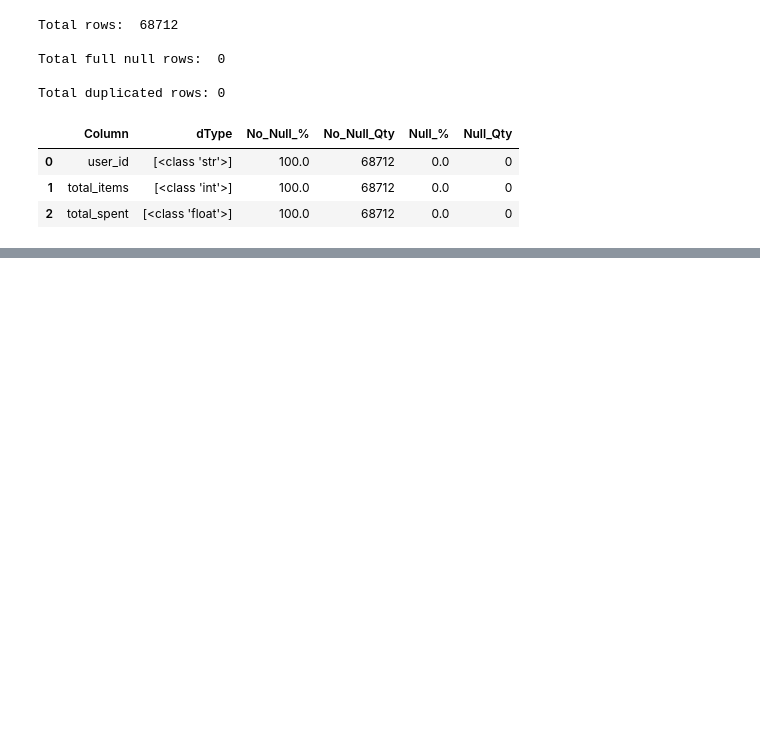
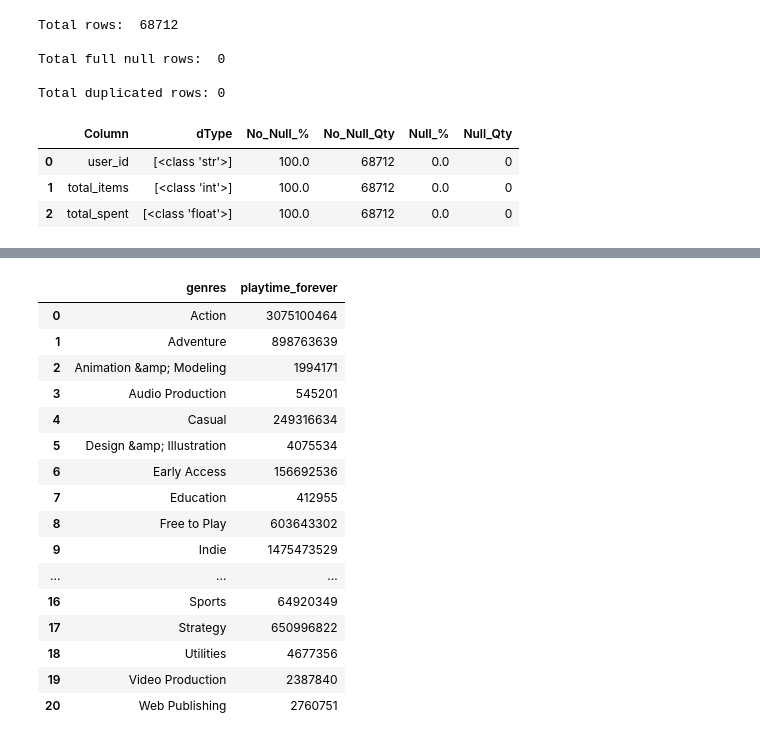
Before and after one commit to Slindex/ML-Rec-System-Steam, a Jupyter notebook: Feature_eng.ipynb, the cells around one changed output, grey strips where cells are left out. Cells and saved outputs as stored; diff of their text form; code cells hidden in the pictures; blank space fills up the shorter version.

```diff
--- a/Feature_eng.ipynb
+++ b/Feature_eng.ipynb
@@ -165,0 +308,11 @@ u_spentlog.to_csv('userdata_pq.csv', index=False)
+# %%
+df_joined = pd.merge(df_items, df_games, left_on='item_id', right_on='id')
+# %%
+# Filtering the necessary information and removing 'No data' values
+
+df_genre = df_joined[['genres', 'playtime_forever']]
+df_genre = df_genre[df_genre['genres'] != 'No data']
+
+# Converting genres values into lists
+
+df_genre['genres'] = df_genre['genres'].apply(eval)
@@ -165,0 +339,20 @@ u_spentlog.to_csv('userdata_pq.csv', index=False)
+# %%
+df_genre_t
+# %% [output]
+|  | genres | playtime_forever |
+| 0 | Action | 3075100464 |
+| 1 | Adventure | 898763639 |
+| 2 | Animation &amp; Modeling | 1994171 |
+| 3 | Audio Production | 545201 |
+| 4 | Casual | 249316634 |
+| 5 | Design &amp; Illustration | 4075534 |
+| 6 | Early Access | 156692536 |
+| 7 | Education | 412955 |
+| 8 | Free to Play | 603643302 |
+| 9 | Indie | 1475473529 |
+| ... | ... | ... |
+| 16 | Sports | 64920349 |
+| 17 | Strategy | 650996822 |
+| 18 | Utilities | 4677356 |
+| 19 | Video Production | 2387840 |
+| 20 | Web Publishing | 2760751 |
```
Also changed, not shown: parts of 24 cells of this notebook, 1 other file.
